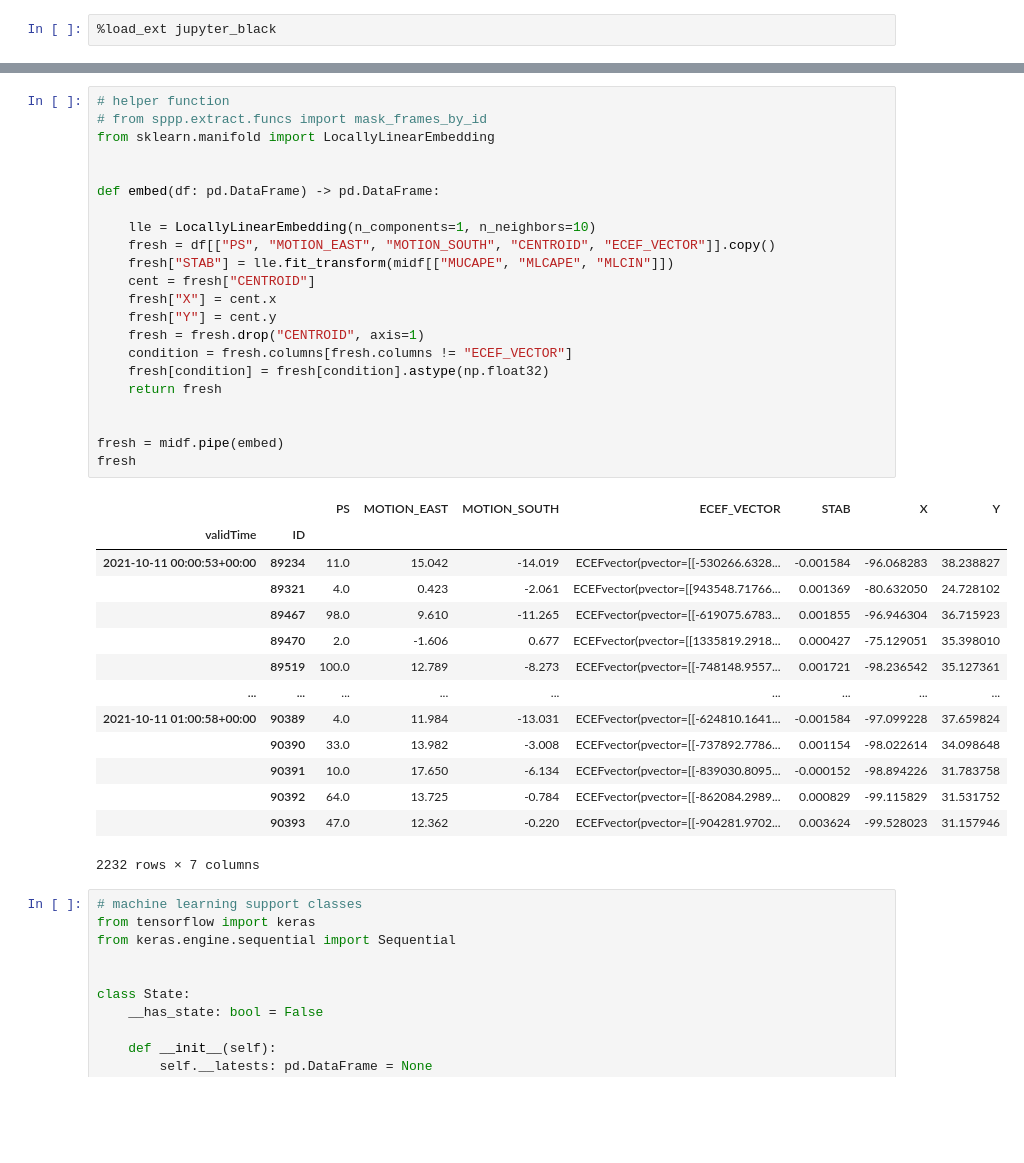
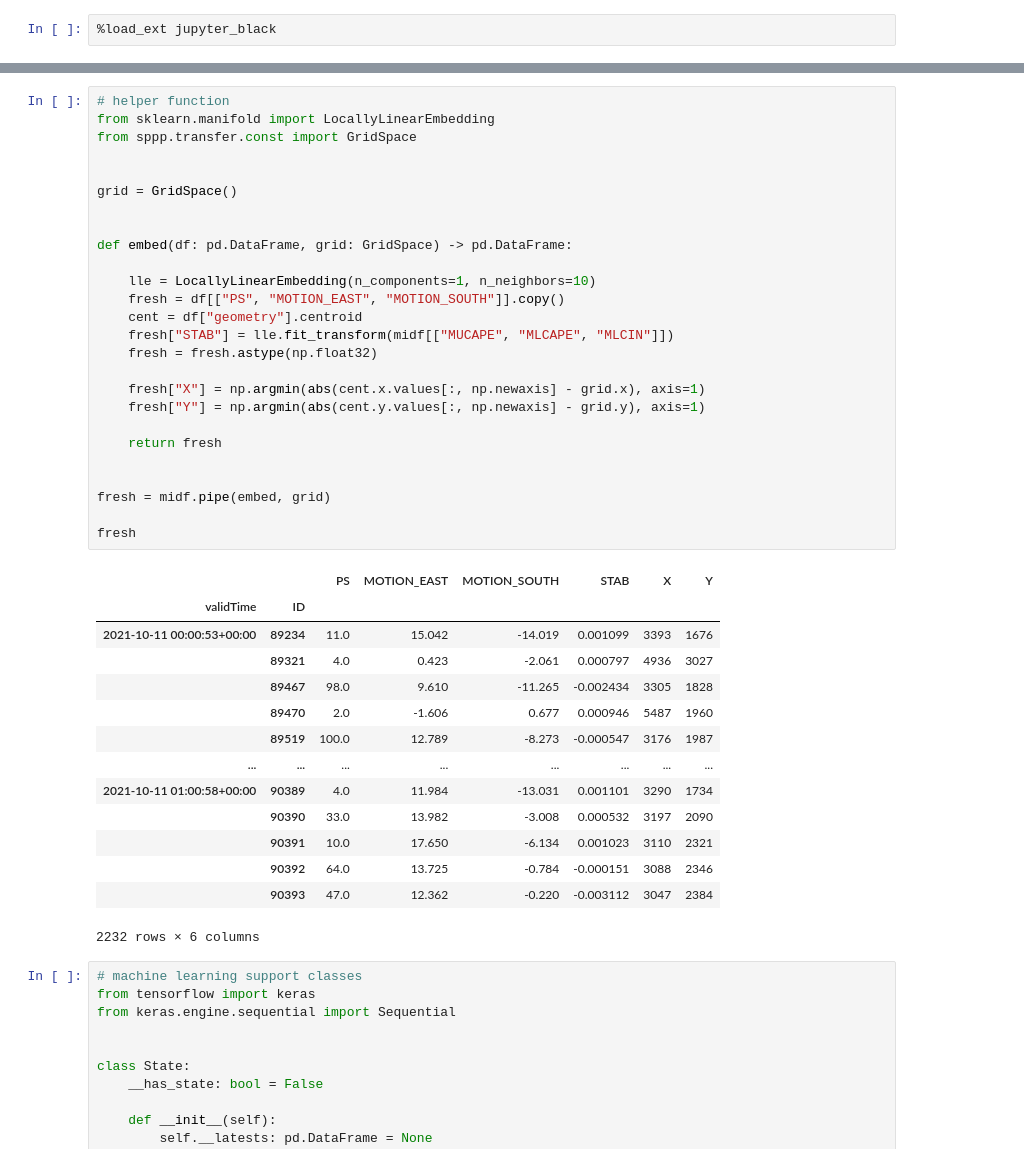
Before and after one commit to leaver2000/sppp, a Jupyter notebook: notebooks/core.ipynb, the cells around one changed output, grey strips where cells are left out. Drawn from its saved outputs; the diff is of its cells as text; blank space fills up the shorter version.

```diff
--- a/notebooks/core.ipynb
+++ b/notebooks/core.ipynb
@@ -68,40 +84,44 @@ midf = to_midf()
 # %%
 # helper function
-# from sppp.extract.funcs import mask_frames_by_id
 from sklearn.manifold import LocallyLinearEmbedding
+from sppp.transfer.const import GridSpace
 
 
-def embed(df: pd.DataFrame) -> pd.DataFrame:
+grid = GridSpace()
+
+
+def embed(df: pd.DataFrame, grid: GridSpace) -> pd.DataFrame:
 
     lle = LocallyLinearEmbedding(n_components=1, n_neighbors=10)
-    fresh = df[["PS", "MOTION_EAST", "MOTION_SOUTH", "CENTROID", "ECEF_VECTOR"]].copy()
+    fresh = df[["PS", "MOTION_EAST", "MOTION_SOUTH"]].copy()
+    cent = df["geometry"].centroid
     fresh["STAB"] = lle.fit_transform(midf[["MUCAPE", "MLCAPE", "MLCIN"]])
-    cent = fresh["CENTROID"]
-    fresh["X"] = cent.x
-    fresh["Y"] = cent.y
-    fresh = fresh.drop("CENTROID", axis=1)
-    condition = fresh.columns[fresh.columns != "ECEF_VECTOR"]
-    fresh[condition] = fresh[condition].astype(np.float32)
+    fresh = fresh.astype(np.float32)
+
+    fresh["X"] = np.argmin(abs(cent.x.values[:, np.newaxis] - grid.x), axis=1)
+    fresh["Y"] = np.argmin(abs(cent.y.values[:, np.newaxis] - grid.y), axis=1)
+
     return fresh
 
 
-fresh = midf.pipe(embed)
+fresh = midf.pipe(embed, grid)
+
 fresh
 # %% [output]
-|  |  | PS | MOTION_EAST | MOTION_SOUTH | ECEF_VECTOR | STAB | X | Y |
-| validTime | ID |  |  |  |  |  |  |  |
-| 2021-10-11 00:00:53+00:00 | 89234 | 11.0 | 15.042 | -14.019 | ECEFvector(pvector=[[-530266.6328... | -0.001584 | -96.068283 | 38.238827 |
-|  | 89321 | 4.0 | 0.423 | -2.061 | ECEFvector(pvector=[[943548.71766... | 0.001369 | -80.632050 | 24.728102 |
-|  | 89467 | 98.0 | 9.610 | -11.265 | ECEFvector(pvector=[[-619075.6783... | 0.001855 | -96.946304 | 36.715923 |
-|  | 89470 | 2.0 | -1.606 | 0.677 | ECEFvector(pvector=[[1335819.2918... | 0.000427 | -75.129051 | 35.398010 |
-|  | 89519 | 100.0 | 12.789 | -8.273 | ECEFvector(pvector=[[-748148.9557... | 0.001721 | -98.236542 | 35.127361 |
-| ... | ... | ... | ... | ... | ... | ... | ... | ... |
-| 2021-10-11 01:00:58+00:00 | 90389 | 4.0 | 11.984 | -13.031 | ECEFvector(pvector=[[-624810.1641... | -0.001584 | -97.099228 | 37.659824 |
-|  | 90390 | 33.0 | 13.982 | -3.008 | ECEFvector(pvector=[[-737892.7786... | 0.001154 | -98.022614 | 34.098648 |
-|  | 90391 | 10.0 | 17.650 | -6.134 | ECEFvector(pvector=[[-839030.8095... | -0.000152 | -98.894226 | 31.783758 |
-|  | 90392 | 64.0 | 13.725 | -0.784 | ECEFvector(pvector=[[-862084.2989... | 0.000829 | -99.115829 | 31.531752 |
-|  | 90393 | 47.0 | 12.362 | -0.220 | ECEFvector(pvector=[[-904281.9702... | 0.003624 | -99.528023 | 31.157946 |
+|  |  | PS | MOTION_EAST | MOTION_SOUTH | STAB | X | Y |
+| validTime | ID |  |  |  |  |  |  |
+| 2021-10-11 00:00:53+00:00 | 89234 | 11.0 | 15.042 | -14.019 | 0.001099 | 3393 | 1676 |
+|  | 89321 | 4.0 | 0.423 | -2.061 | 0.000797 | 4936 | 3027 |
+|  | 89467 | 98.0 | 9.610 | -11.265 | -0.002434 | 3305 | 1828 |
+|  | 89470 | 2.0 | -1.606 | 0.677 | 0.000946 | 5487 | 1960 |
+|  | 89519 | 100.0 | 12.789 | -8.273 | -0.000547 | 3176 | 1987 |
+| ... | ... | ... | ... | ... | ... | ... | ... |
+| 2021-10-11 01:00:58+00:00 | 90389 | 4.0 | 11.984 | -13.031 | 0.001101 | 3290 | 1734 |
+|  | 90390 | 33.0 | 13.982 | -3.008 | 0.000532 | 3197 | 2090 |
+|  | 90391 | 10.0 | 17.650 | -6.134 | 0.001023 | 3110 | 2321 |
+|  | 90392 | 64.0 | 13.725 | -0.784 | -0.000151 | 3088 | 2346 |
+|  | 90393 | 47.0 | 12.362 | -0.220 | -0.003112 | 3047 | 2384 |
-2232 rows × 7 columns
+2232 rows × 6 columns
 # %%
 # machine learning support classes
 from tensorflow import keras
```
Also changed, not shown: parts of 4 cells of this notebook.
